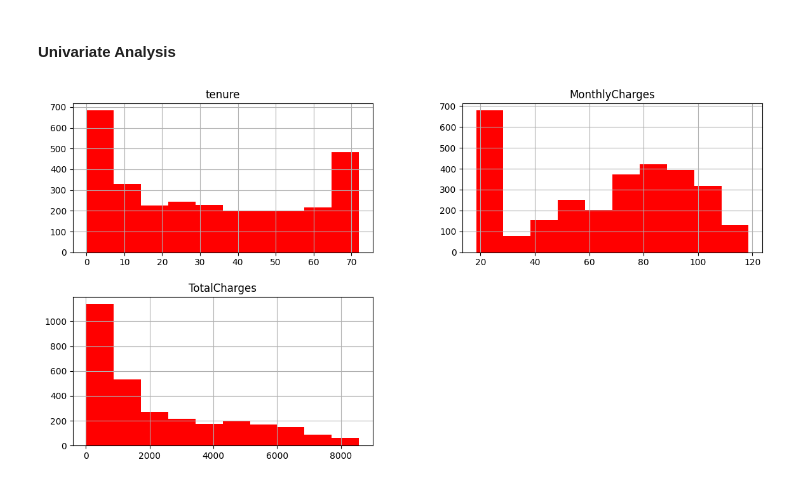
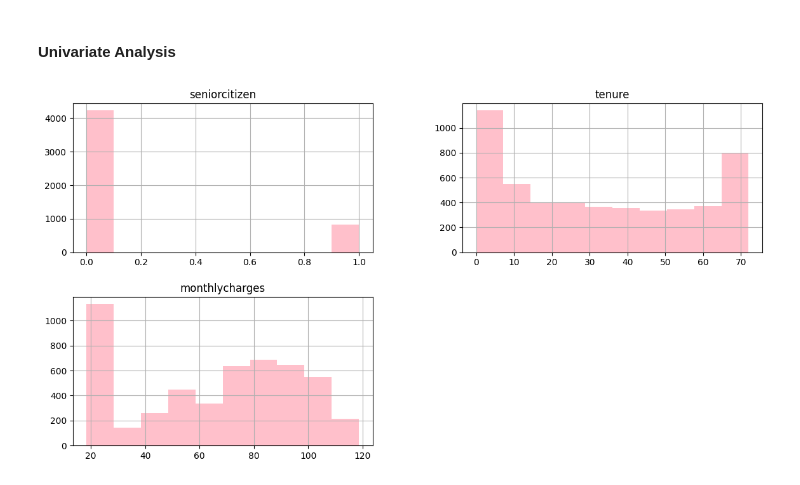
Before and after one commit to ZawadiLMG/Customer-Churn-Prediction, a Jupyter notebook: Notebooks/churn.ipynb, the cells around one changed output. Drawn from its saved outputs; the diff is of its cells as text; code cells hidden in the pictures.

```diff
--- a/Notebooks/churn.ipynb
+++ b/Notebooks/churn.ipynb
@@ -213,0 +224,32 @@ dtype: int64
+# %%
+def concat_dataframes(data, second_data):
+    """
+    Concatenates two dataframes along the row axis.
+
+    Parameters:
+    data (pandas.DataFrame): The first dataframe to concatenate.
+    second_data (pandas.DataFrame): The second dataframe to concatenate.
+
+    Returns:
+    pandas.DataFrame: The concatenated dataframe.
+    """
+    # Rename columns to make them consistent across dataframes
+    data = data.rename(columns= {'customerID':'customerid', 'gender':'gender', 'SeniorCitizen':'seniorcitizen', 'Partner':'partner', 'Dependents':'dependents',
+       'tenure':'tenure', 'PhoneService':'phoneservice', 'MultipleLines':'multiplelines', 'InternetService':'internetservice',
+       'OnlineSecurity':'onlinesecurity', 'OnlineBackup':'onlinebackup', 'DeviceProtection':'deviceprotection', 'TechSupport':'techsupport',
+       'StreamingTV':'streamingtv', 'StreamingMovies':'streamingmovies', 'Contract':'contract', 'PaperlessBilling':'paperlessbilling',
+       'PaymentMethod':'paymentmethod', 'MonthlyCharges':'monthlycharges', 'TotalCharges':'totalcharges', 'Churn':'churn'})
+
+    second_data = second_data.rename(columns={'customerID':'customerid', 'gender':'gender', 'SeniorCitizen':'seniorcitizen', 'Partner':'partner', 'Dependents':'dependents',
+       'tenure':'tenure', 'PhoneService':'phoneservice', 'MultipleLines':'multiplelines', 'InternetService':'internetservice',
+       'OnlineSecurity':'onlinesecurity', 'OnlineBackup':'onlinebackup', 'DeviceProtection':'deviceprotection', 'TechSupport':'techsupport',
+       'StreamingTV':'streamingtv', 'StreamingMovies':'streamingmovies', 'Contract':'contract', 'PaperlessBilling':'paperlessbilling',
+       'PaymentMethod':'paymentmethod', 'MonthlyCharges':'monthlycharges', 'TotalCharges':'totalcharges', 'Churn':'churn'})
+
+    # Concatenate dataframes along the row axis
+    return pd.concat([data, second_data]).reset_index(drop=True)
+    return result
+# %%
+## combined dataset (df)
+df = concat_dataframes(data,second_data)
+df.head()
@@ -214,7 +264,7 @@ dtype: int64
 # %% [markdown]
 #### **Univariate Analysis**
 # %%
-data.hist(figsize =(14, 7), color = 'red')
+df.hist(figsize =(14, 7), color = 'pink')
 plt.show()
 # %% [output]
-[figure, old version]
+[figure, new version]
```
Also changed, not shown: parts of 24 cells of this notebook, 1 other file.
